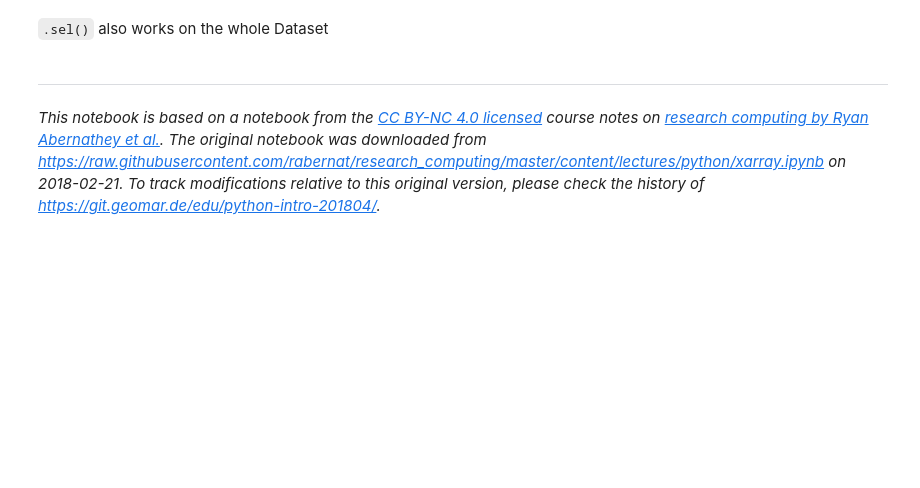
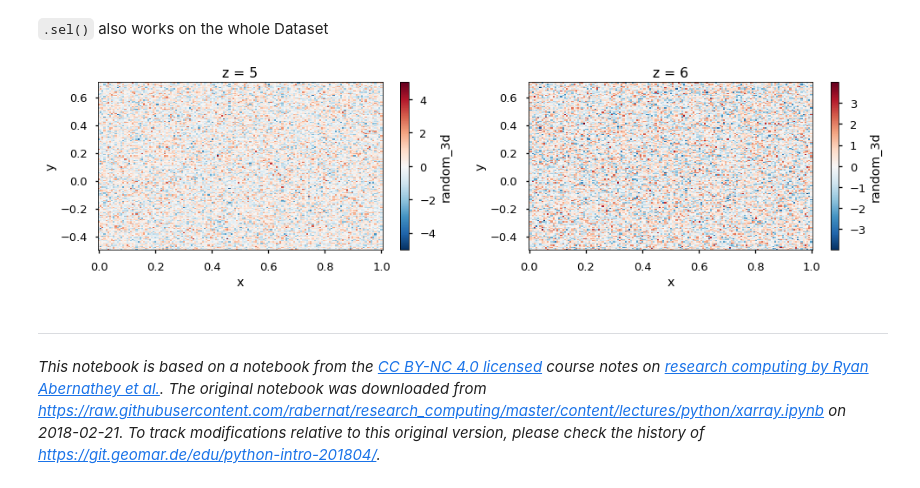
Before and after one commit to geomar-od/python-intro-201804, a Jupyter notebook: session-02_part-03_xarray_intro.ipynb, the cells around one changed output. Drawn from its saved outputs; the diff is of its cells as text; code cells hidden in the pictures; blank space fills up the shorter version.

```diff
--- a/session-02_part-03_xarray_intro.ipynb
+++ b/session-02_part-03_xarray_intro.ipynb
@@ -185,5 +203,14 @@ fig.tight_layout();
 # %% [markdown]
 `.sel()` also works on the whole Dataset
+# %%
+fig, ax = plt.subplots(1, 2, figsize=(14, 4))
+
+random_data.sel(z=5.4, method='nearest').sel(y=slice(-0.5, 0.71)).random_3d.plot(ax=ax[0]);
+random_data.sel(z=5.6, method='nearest').sel(y=slice(-0.5, 0.71)).random_3d.plot(ax=ax[1]);
+
+fig.tight_layout();
+# %% [output]
+[figure, added]
 # %% [markdown]
 ---
 
```
Also changed, not shown: parts of 20 cells of this notebook.
